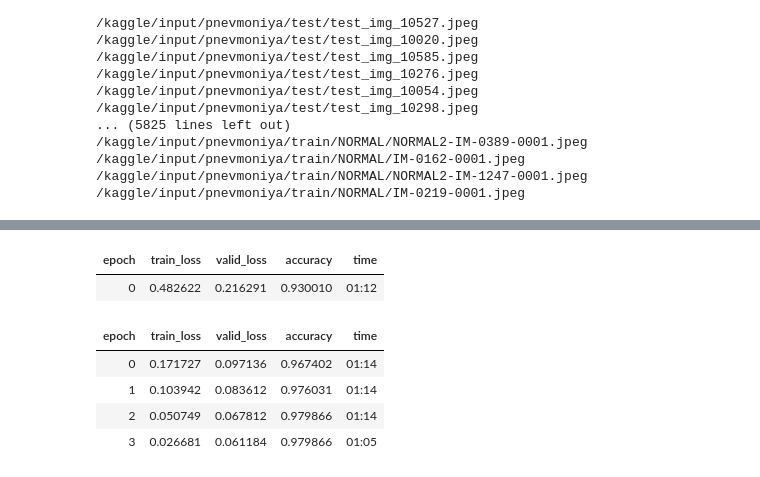
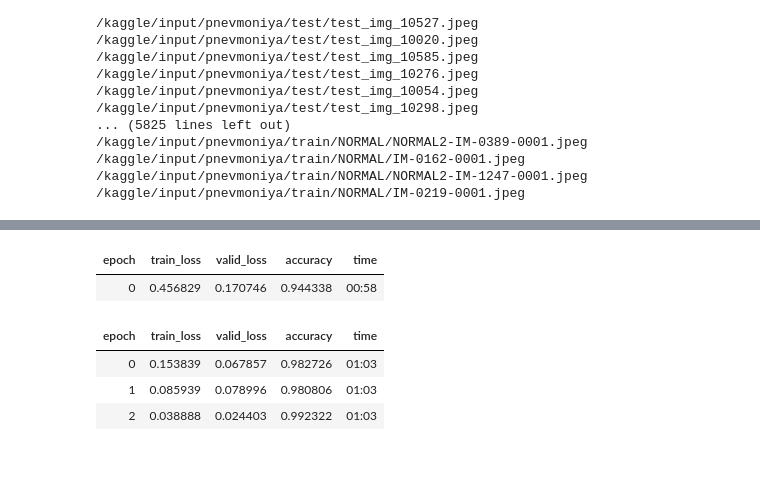
Before and after one commit to MuxammadsodiqDev/mohirdev-nazoratlari, a Jupyter notebook: pnevmaniya-tashhisi.ipynb, the cells around one changed output, grey strips where cells are left out. Drawn from its saved outputs; the diff is of its cells as text; code cells hidden in the pictures.

```diff
--- a/pnevmaniya-tashhisi.ipynb
+++ b/pnevmaniya-tashhisi.ipynb
@@ -49,13 +48,13 @@ fls
 pnevmaniya = DataBlock(
     blocks=(ImageBlock, CategoryBlock),
     get_items = get_image_files,
-    splitter = RandomSplitter(valid_pct = 0.2,seed = 42),
+    splitter = RandomSplitter(valid_pct = 0.1,seed = 42),
     get_y = parent_label,
-    item_tfms = Resize(224))
+    item_tfms = Resize(324))
 
 # Dataloader yaratamiz
 dls = pnevmaniya.dataloaders(path)
 
 #datasetni tekshirish
-dls.train.show_batch(max_n=32,nrows=4)
+dls.train.show_batch(max_n=12,nrows=2)
 # %% [output]
@@ -63,4 +62,4 @@ dls.train.show_batch(max_n=32,nrows=4)
 # %%
 learn = vision_learner(dls,resnet34, metrics = accuracy)
-learn.fine_tune(4)
+learn.fine_tune(3)
 # %% [output]
@@ -68,7 +66,6 @@ Downloading: "https://download.pytorch.org/models/resnet34-b627a593.pth" to /roo
 | epoch | train_loss | valid_loss | accuracy | time |
-| 0 | 0.482622 | 0.216291 | 0.930010 | 01:12 |
+| 0 | 0.456829 | 0.170746 | 0.944338 | 00:58 |
 | epoch | train_loss | valid_loss | accuracy | time |
-| 0 | 0.171727 | 0.097136 | 0.967402 | 01:14 |
-| 1 | 0.103942 | 0.083612 | 0.976031 | 01:14 |
-| 2 | 0.050749 | 0.067812 | 0.979866 | 01:14 |
-| 3 | 0.026681 | 0.061184 | 0.979866 | 01:05 |
+| 0 | 0.153839 | 0.067857 | 0.982726 | 01:03 |
+| 1 | 0.085939 | 0.078996 | 0.980806 | 01:03 |
+| 2 | 0.038888 | 0.024403 | 0.992322 | 01:03 |
```
Also changed, not shown: parts of 7 cells of this notebook.
